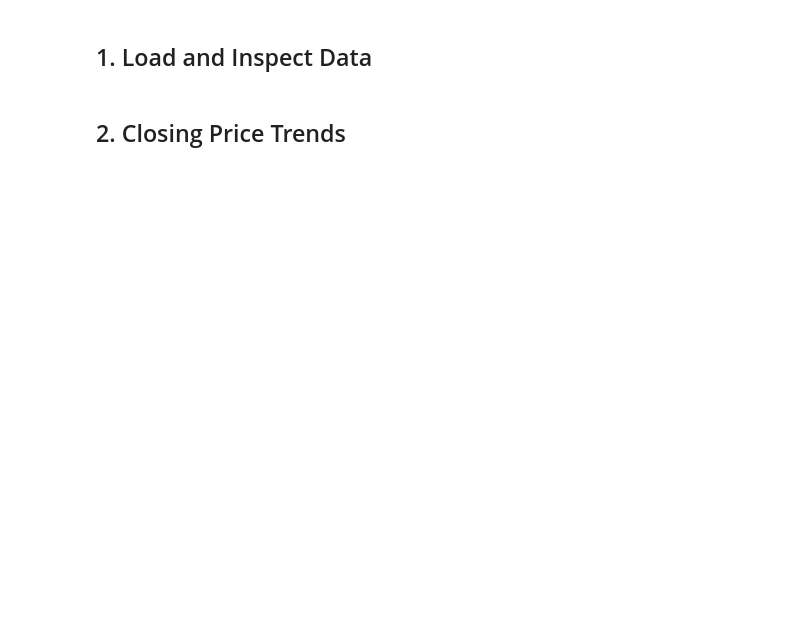
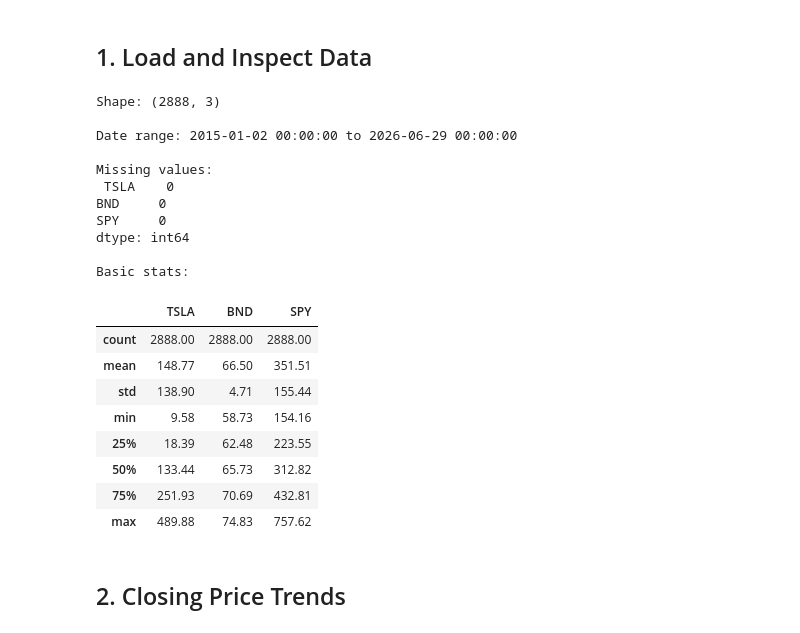
Before and after one commit to rah-salah/portfolio-optimization, a Jupyter notebook: notebooks/eda_preprocessing.ipynb, the cells around one changed output. Drawn from its saved outputs; the diff is of its cells as text; code cells hidden in the pictures; blank space fills up the shorter version.

```diff
--- a/notebooks/eda_preprocessing.ipynb
+++ b/notebooks/eda_preprocessing.ipynb
@@ -16,15 +18,31 @@ print("Libraries loaded")
 # %%
 df = pd.read_csv("../data/processed/prices.csv", index_col=0, parse_dates=True)
 print("Shape:", df.shape)
-print("
-Date range:", df.index[0], "to", df.index[-1])
-print("
-Missing values:
-", df.isnull().sum())
-print("
-Basic stats:
-")
+print("\nDate range:", df.index[0], "to", df.index[-1])
+print("\nMissing values:\n", df.isnull().sum())
+print("\nBasic stats:\n")
 df.describe().round(2)
+# %% [output]
+Shape: (2888, 3)
+
+Date range: 2015-01-02 00:00:00 to 2026-06-29 00:00:00
+
+Missing values:
+ TSLA    0
+BND     0
+SPY     0
+dtype: int64
+
+Basic stats:
+|  | TSLA | BND | SPY |
+| count | 2888.00 | 2888.00 | 2888.00 |
+| mean | 148.77 | 66.50 | 351.51 |
+| std | 138.90 | 4.71 | 155.44 |
+| min | 9.58 | 58.73 | 154.16 |
+| 25% | 18.39 | 62.48 | 223.55 |
+| 50% | 133.44 | 65.73 | 312.82 |
+| 75% | 251.93 | 70.69 | 432.81 |
+| max | 489.88 | 74.83 | 757.62 |
 # %% [markdown]
 ## 2. Closing Price Trends
 # %%
```
Also changed, not shown: parts of 6 cells of this notebook, 4 other files.
